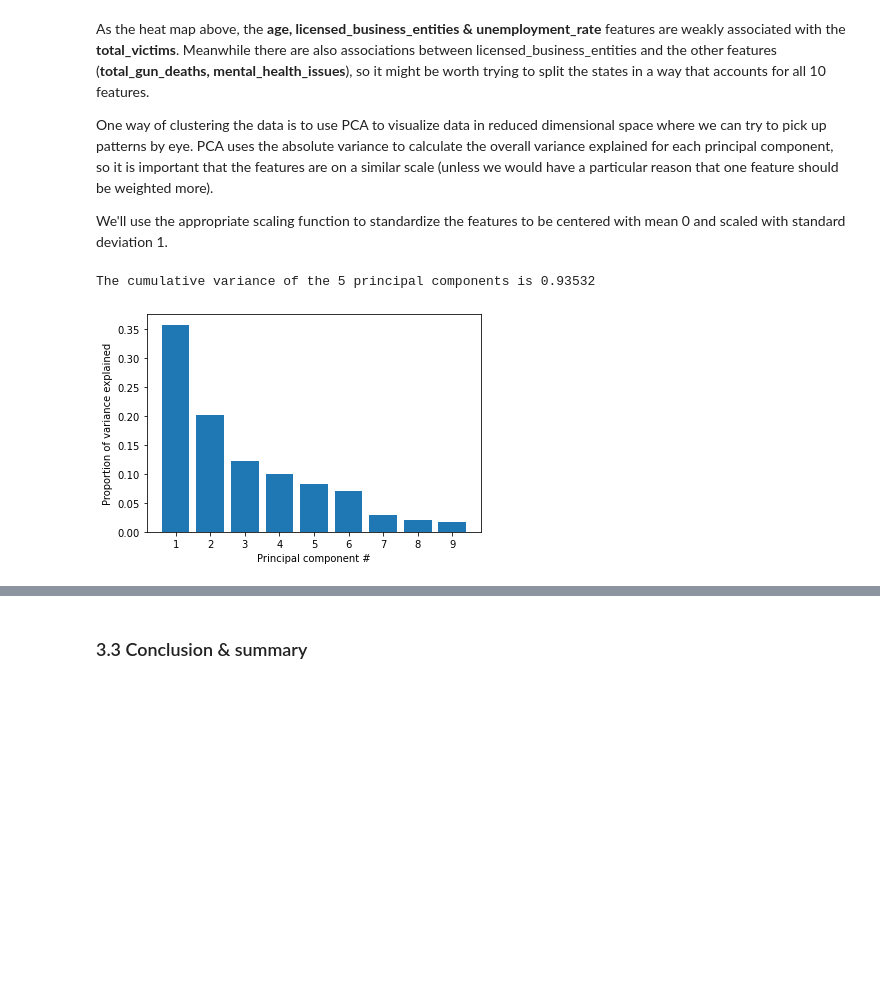
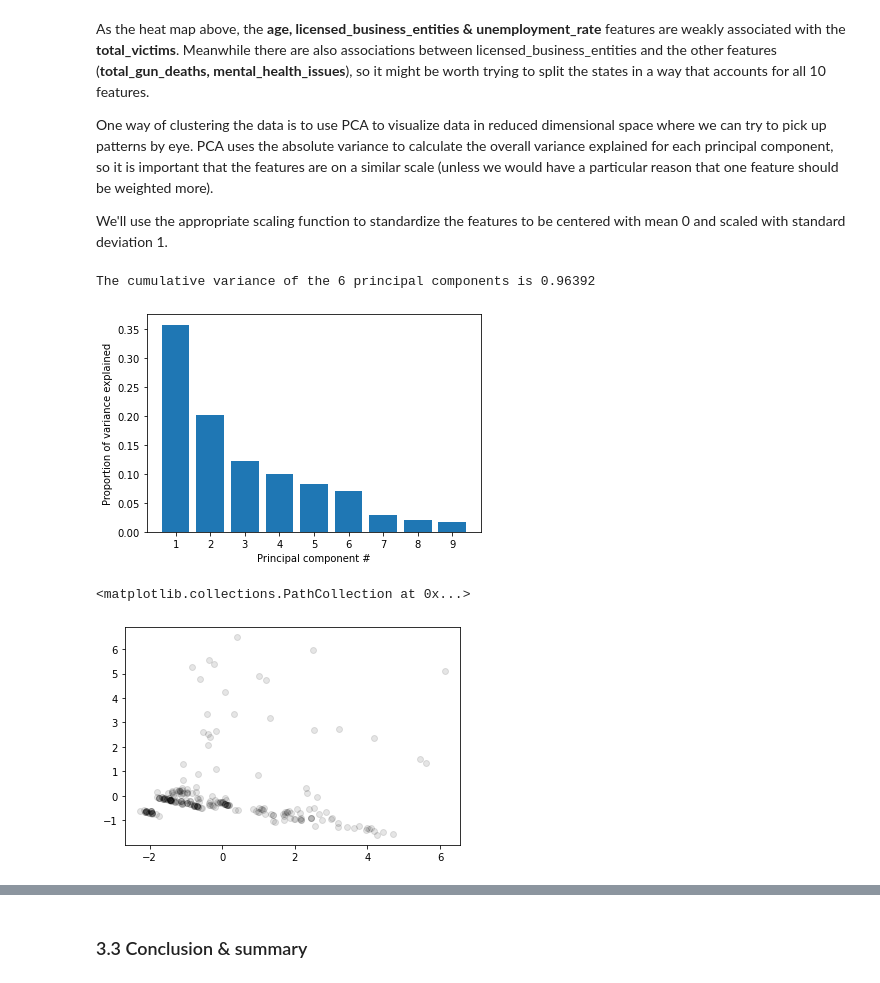
Before and after one commit to BinhKieu82/Springboard_Capstone2, a Jupyter notebook: notebooks/03_exploratory_data_analysis.ipynb, the cells around one changed output, grey strips where cells are left out. Cells and saved outputs as stored; diff of their text form; code cells hidden in the pictures; blank space fills up the shorter version.

```diff
--- a/notebooks/03_exploratory_data_analysis.ipynb
+++ b/notebooks/03_exploratory_data_analysis.ipynb
@@ -314,12 +326,10 @@ One way of clustering the data is to use PCA to visualize data in reduced dimens
 
 We'll use the appropriate scaling function to standardize the features to be centered with mean 0 and scaled with standard deviation 1.
 # %%
-# Create StandardScaler instance
-scaler = StandardScaler()
-features_scaled = scaler.fit_transform(features)
+# Scale features
+features_scaled = StandardScaler().fit_transform(features)
 
 pca = PCA()
-
 # Fit the standardized data to the pca
 pca.fit(features_scaled)
 
@@ -329,12 +339,24 @@ plt.xlabel('Principal component #')
 plt.ylabel('Proportion of variance explained')
 plt.xticks(range(1,10))
 
-# Compute the cumulative proportion of variance explained by the 5 principal components
-five_comp_var_exp = 0
-for i in range(pca.n_components_ - 3):
-    five_comp_var_exp += pca.explained_variance_ratio_[i].cumsum()[0]
-print("The cumulative variance of the 5 principal components is {}".format(
-    np.round(five_comp_var_exp, 5)))
+# Compute the cumulative proportion of variance explained by the 6 principal components
+six_comp_var_exp = 0
+for i in range(pca.n_components_ - 2):
+    six_comp_var_exp += pca.explained_variance_ratio_[i].cumsum()[0]
+print("The cumulative variance of the 6 principal components is {}".format(
+    np.round(six_comp_var_exp, 5)))
 # %% [output]
-The cumulative variance of the 5 principal components is 0.93532
+The cumulative variance of the 6 principal components is 0.96392
 [figure]
+# %%
+# Transform the scaled features using 6 principal components
+pca = PCA(n_components=6)
+p_comps = pca.fit_transform(features_scaled)
+
+df_pcomps = pd.DataFrame(p_comps)
+
+# Plot the first two principal components in a scatter plot
+plt.scatter(df_pcomps[0],df_pcomps[1],alpha=0.1,color='black')
+# %% [output]
+<matplotlib.collections.PathCollection at 0x...>
+[figure, added]
```
Also changed, not shown: parts of 19 cells of this notebook, 1 other file.
